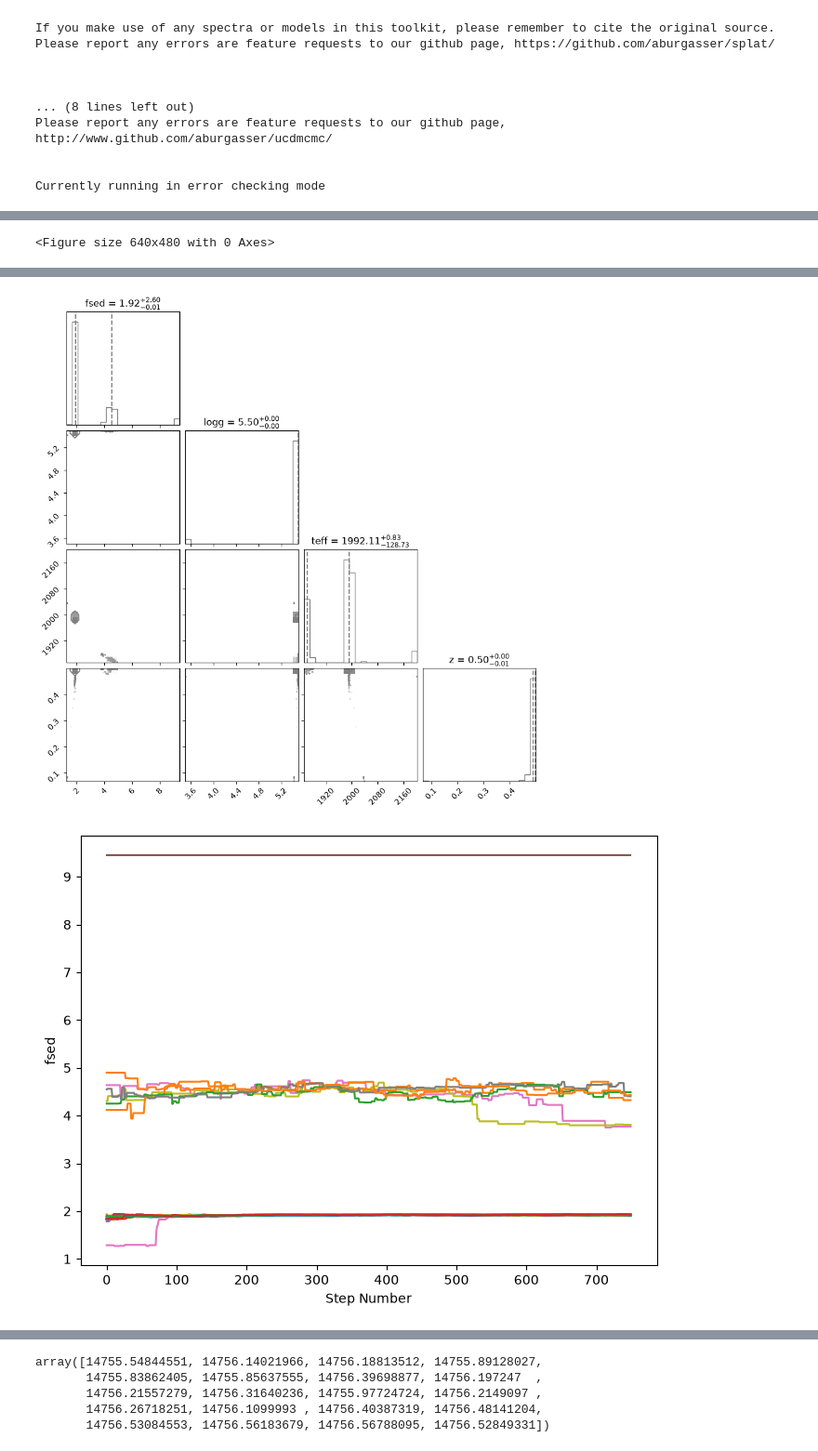
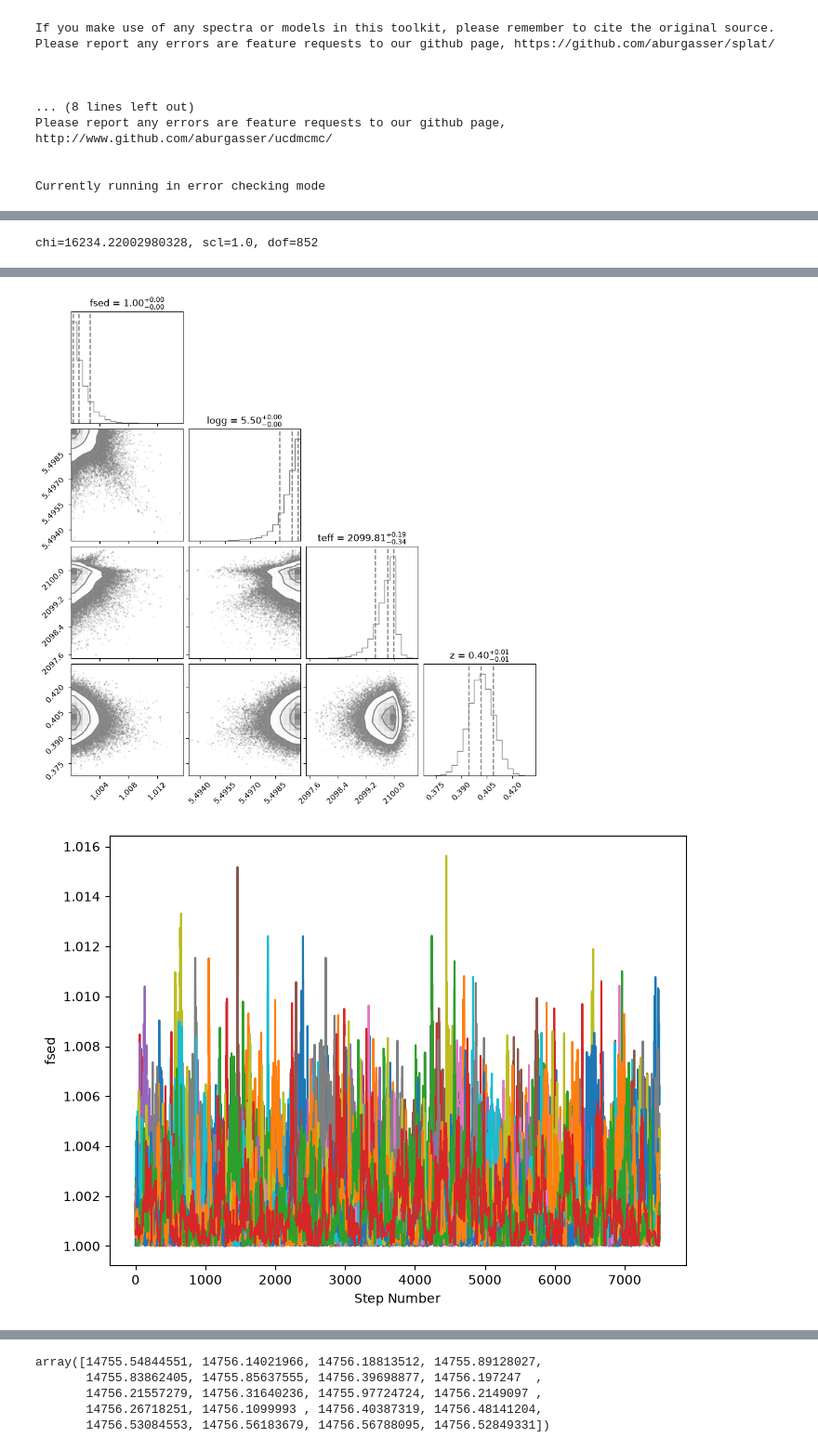
Before and after one commit to e-pritchard/Evan_CSL_Summer_2026, a Jupyter notebook: MCMC_workspace/notebooks/7_import_test.ipynb, the cells around one changed output, grey strips where cells are left out. Shown at 93% size. Cells and saved outputs as stored; diff of their text form; code cells hidden in the pictures.

```diff
--- a/MCMC_workspace/notebooks/7_import_test.ipynb
+++ b/MCMC_workspace/notebooks/7_import_test.ipynb
@@ -36,7 +6757,9 @@ Currently running in error checking mode
 # %%
-models, wave = ucd.getModelSet("dback24", "JWST-NIRSPEC-PRISM")
-sp = TAPS.spec("/Users/epritchard/Research/TAPS/RUBIES_Sources/rubies-egs63-v3_prism-clear_4233_35616.spec.fits")
+models, wave = getModelSet("dback24", "JWST-NIRSPEC-PRISM")
+sp = TAPS.spec("/Users/epritchard/Research/TAPS/RUBIES_Sources/rubies-egs63-v3_prism-clear_4233_35616.spec.fits") # one of sarah's rubies objects
 sp.toWavelengths(wave)
 
-gleep_ensembler = ucd.fitEMCEE(sp, models, NSTEPS=1000, initial_guess=True)
+
+
+gleep_ensembler = fitEMCEE(sp, models, NSTEPS=10000, initial_guess=True)
 # %% [output]
@@ -61 +6781 @@ WARNING:root:Too few points to create valid contours
-<Figure size 640x480 with 0 Axes>
+chi=16234.22002980328, scl=1.0, dof=852
@@ -63,2 +6782,2 @@ WARNING:root:Too few points to create valid contours
-[figure, old version]
+[figure, new version]
-[figure, old version]
+[figure, new version]
```
Also changed, not shown: parts of 12 cells of this notebook.
